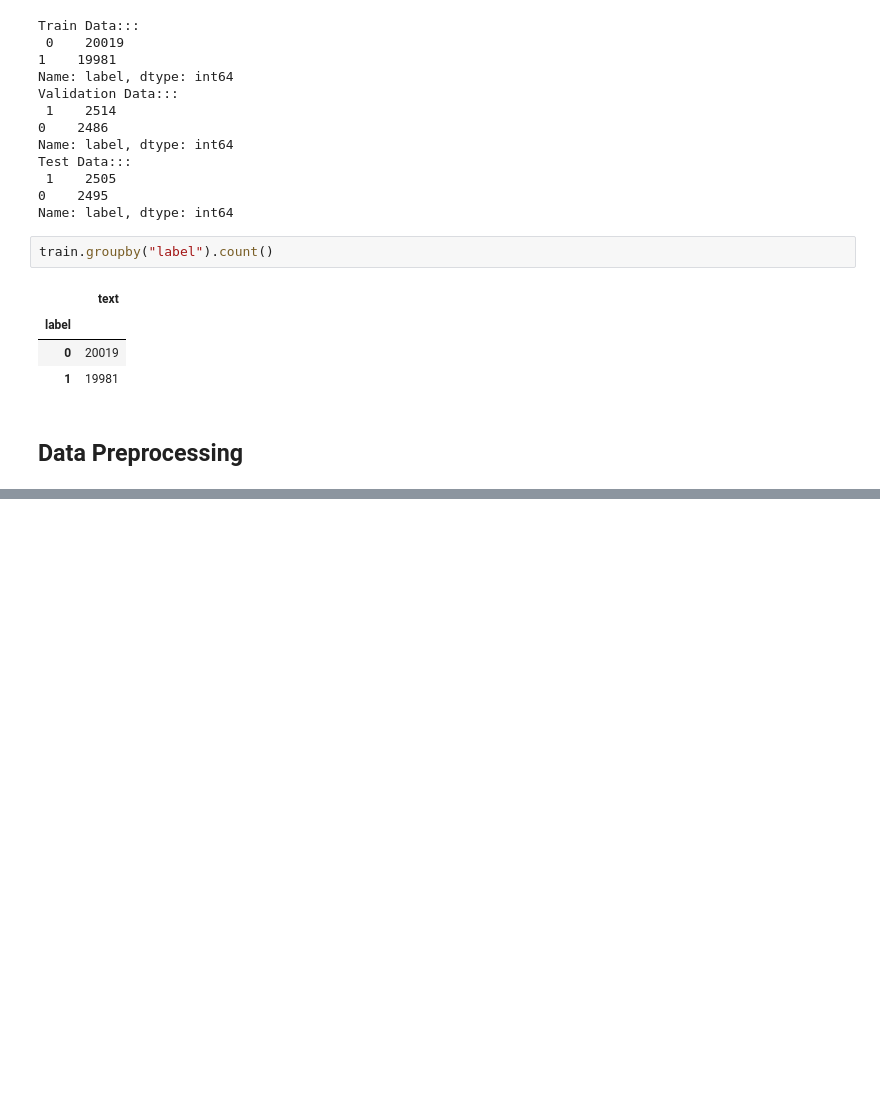
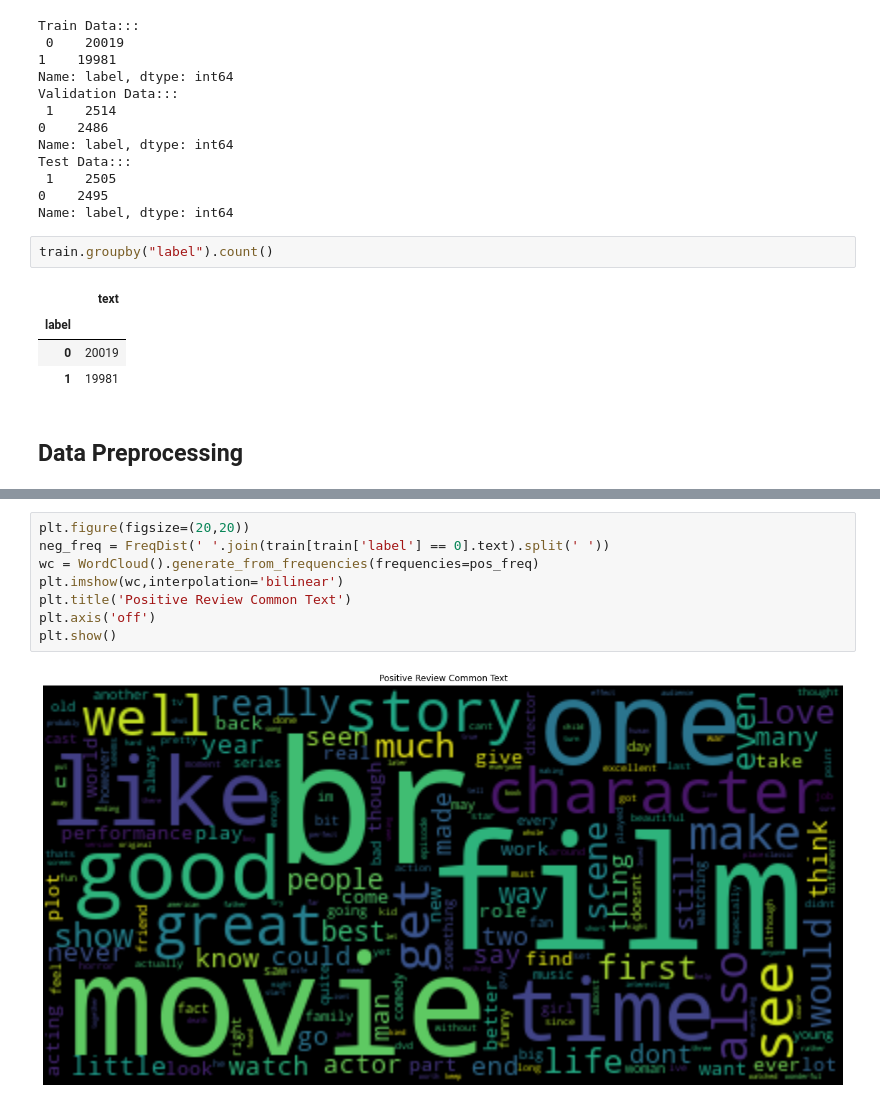
Before and after one commit to Akib-Alvee/Data-Science-Learning-and-Practice, a Jupyter notebook: IMDB Sentiment Analysis/IMDB review Sentiment Analysis.ipynb, the cells around one changed output, grey strips where cells are left out. Saved outputs shown, nothing was run; the diff lists cells and outputs as text; blank space fills up the shorter version.

```diff
--- a/IMDB Sentiment Analysis/IMDB review Sentiment Analysis.ipynb
+++ b/IMDB Sentiment Analysis/IMDB review Sentiment Analysis.ipynb
@@ -77,0 +153,10 @@ train.groupby("label").count()
+# %%
+plt.figure(figsize=(20,20))
+neg_freq = FreqDist(' '.join(train[train['label'] == 0].text).split(' '))
+wc = WordCloud().generate_from_frequencies(frequencies=pos_freq)
+plt.imshow(wc,interpolation='bilinear')
+plt.title('Positive Review Common Text')
+plt.axis('off')
+plt.show()
+# %% [output]
+[figure, added]
```
Also changed, not shown: parts of 9 cells of this notebook.
